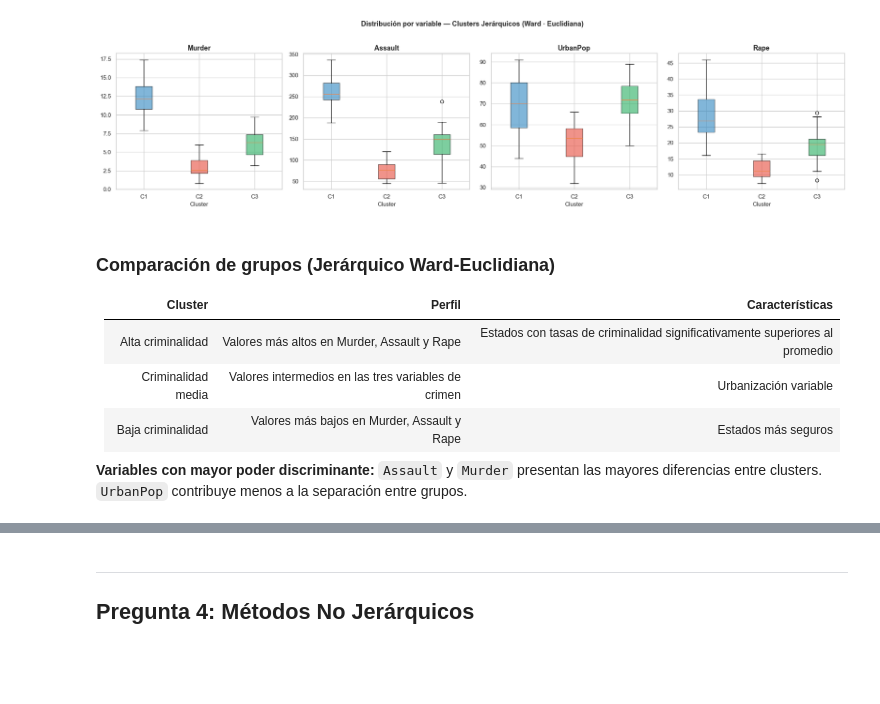
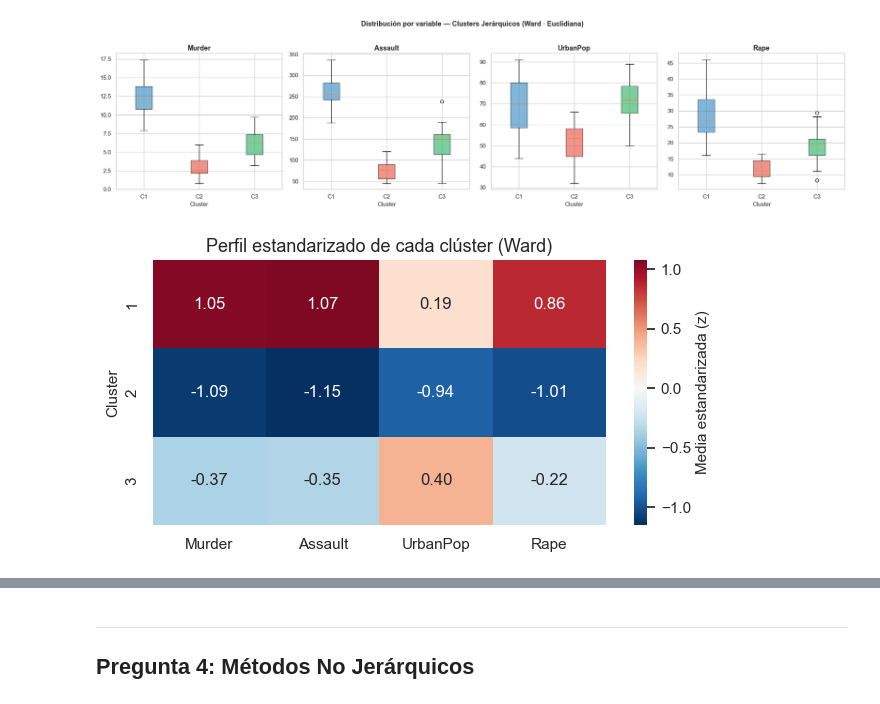
Before and after one commit to ArmandoArV/Maestria-IA, a Jupyter notebook: AprendizajeNoSupervisado/Laboratorio1/Lab1_EPG4002_2026.ipynb, the cells around one changed output, grey strips where cells are left out. Cells and saved outputs as stored; diff of their text form; code cells hidden in the pictures; blank space fills up the shorter version.

```diff
--- a/AprendizajeNoSupervisado/Laboratorio1/Lab1_EPG4002_2026.ipynb
+++ b/AprendizajeNoSupervisado/Laboratorio1/Lab1_EPG4002_2026.ipynb
@@ -203,8 +212,7 @@ plt.show()
 # %% [markdown]
 ### 3c (10 pts) — Crear 3 grupos y comparar
 # %%
-# Clusters con Ward + Euclidiana
-Z_ward = linkage(X, method='ward', metric='euclidean')
+Z_ward = linkages[('ward', 'euclidean')]
 labels_hier = fcluster(Z_ward, t=3, criterion='maxclust')
 df['Cluster_Jerarquico'] = labels_hier
 
@@ -214,7 +222,8 @@ print()
 print('Estados por cluster:')
 for c in sorted(df['Cluster_Jerarquico'].unique()):
     estados = df[df['Cluster_Jerarquico'] == c].index.tolist()
-    print(f'  Cluster {c}: {', '.join(estados)}')
+    sep = ', '
+    print(f'  Cluster {c}: {sep.join(estados)}')
 # %% [output]
 Tamaño de cada cluster:
 Cluster_Jerarquico
@@ -275,13 +284,15 @@ plt.tight_layout()
 plt.show()
 # %% [output]
 [figure]
-# %% [markdown]
-### Comparación de grupos (Jerárquico Ward-Euclidiana)
-
-| Cluster | Perfil | Características |
-|---------|--------|------------------|
-| Alta criminalidad | Valores más altos en Murder, Assault y Rape | Estados con tasas de criminalidad significativamente superiores al promedio |
-| Criminalidad media | Valores intermedios en las tres variables de crimen | Urbanización variable |
-| Baja criminalidad | Valores más bajos en Murder, Assault y Rape | Estados más seguros |
-
-**Variables con mayor poder discriminante:** `Assault` y `Murder` presentan las mayores diferencias entre clusters. `UrbanPop` contribuye menos a la separación entre grupos.
+# %%
+# Perfil estandarizado de cada cluster
+perfil_z = Xs.copy()
+perfil_z['Cluster'] = labels_hier
+plt.figure(figsize=(6.5, 3.5))
+sns.heatmap(perfil_z.groupby('Cluster').mean(), annot=True, cmap='RdBu_r',
+            center=0, fmt='.2f', cbar_kws={'label': 'Media estandarizada (z)'})
+plt.title('Perfil estandarizado de cada clúster (Ward)')
+plt.tight_layout()
+plt.show()
+# %% [output]
+[figure, added]
```
Also changed, not shown: parts of 21 cells of this notebook, 24 other files.
